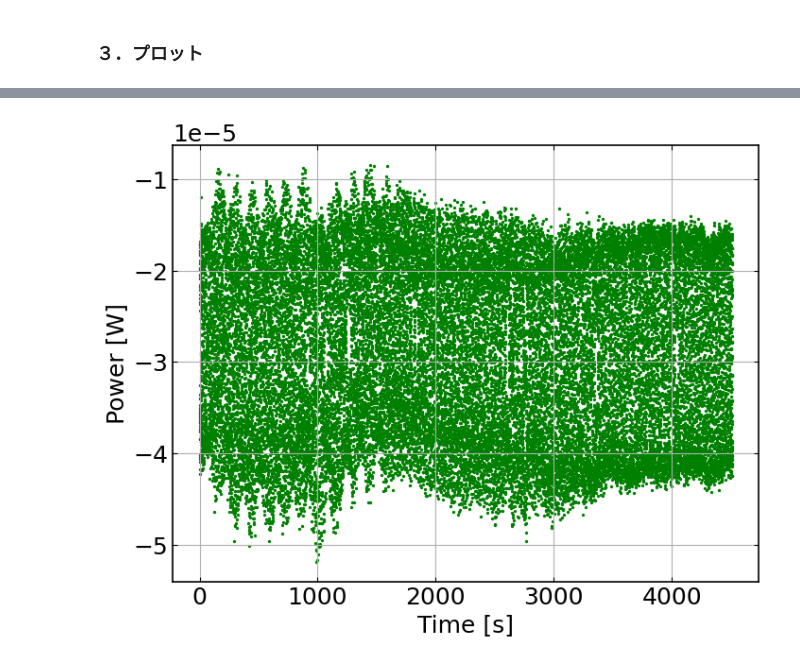
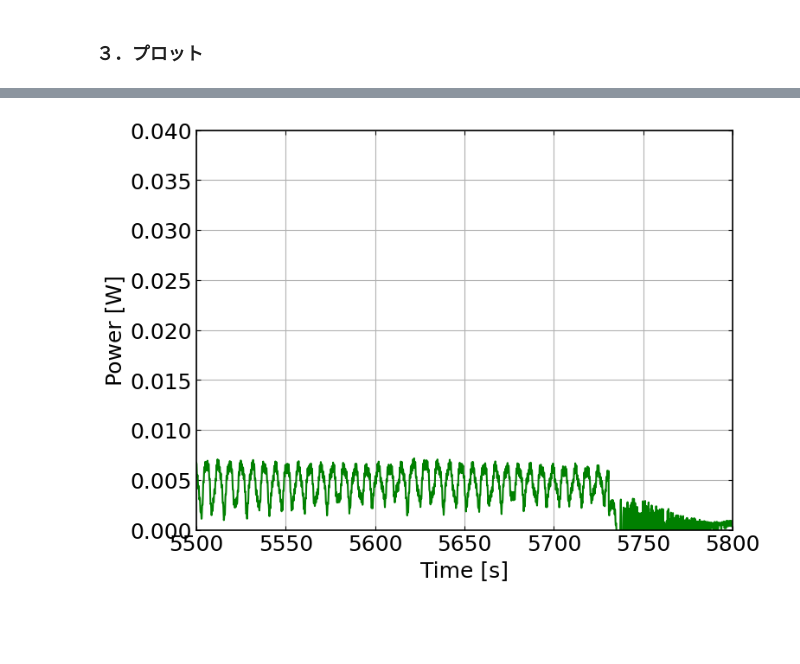
Before and after one commit to Ryoaki374/ipmu_DAQ, a Jupyter notebook: src/hdf2csv.ipynb, the cells around one changed output, grey strips where cells are left out. Cells and saved outputs as stored; diff of their text form; code cells hidden in the pictures; blank space fills up the shorter version.

```diff
--- a/src/hdf2csv.ipynb
+++ b/src/hdf2csv.ipynb
@@ -76,11 +84,11 @@ print("-----------------------")
 -----------------------
 # %%
 if 'logs/log' in df_data:
-    df_data['logs/log'].columns = ["rel_time", "com", "vel", "Ptot_sum", "P_tot_w"]
+    df_data['logs/log'].columns = ["rel_time", "com", "vel", "Ptot_sum", "Ptot_w"]
 
 for name in list(df_data.keys())[:-1]:
     if name in df_data:
-        df_data[name].columns = ["rel_time", "Iu", "Vu", "Ptot_sum", "Ptot_sum_w"]
+        df_data[name].columns = ["rel_time", "Iu", "Vu", "Ptot_sum", "Ptot_w"]
 # %%
 df_data["logs/log"]
 # %% [output]
@@ -133,12 +154,16 @@ ax.legend()
 # %%
+# Power (Expanded)
 fig, ax = plt.subplots(figsize=(8, 6))
-ax.scatter(df_data["logs/log"]["rel_time"], df_data["logs/log"]["Ptot"], label="Pow.", color="g", s=2)
-#ax.scatter(df_data["logs/log"]["rel_time"], df_data["logs/log"]["vel"], label="Vel.", color="blue", s=2)
+#ax.scatter(df_data["logs/log"]["rel_time"], df_data["logs/log"]["Ptot"], label="Pow.", color="g", s=2)
+ax.plot(df_data["logs/log"]["rel_time"], df_data["logs/log"]["Ptot"], label="Pow.", color="g", )
 
+ax.set_xlim(5500, 5800)
+ax.set_ylim(-0.00, 0.04)
+#ax.set_ylim(-0.01, 0.1)
 ax.set_xlabel("Time [s]")
 ax.set_ylabel("Power [W]")
 
 ax.grid()
 #ax.legend()
 # %% [output]
-[figure, old version]
+[figure, new version]
```
Also changed, not shown: parts of 15 cells of this notebook.
